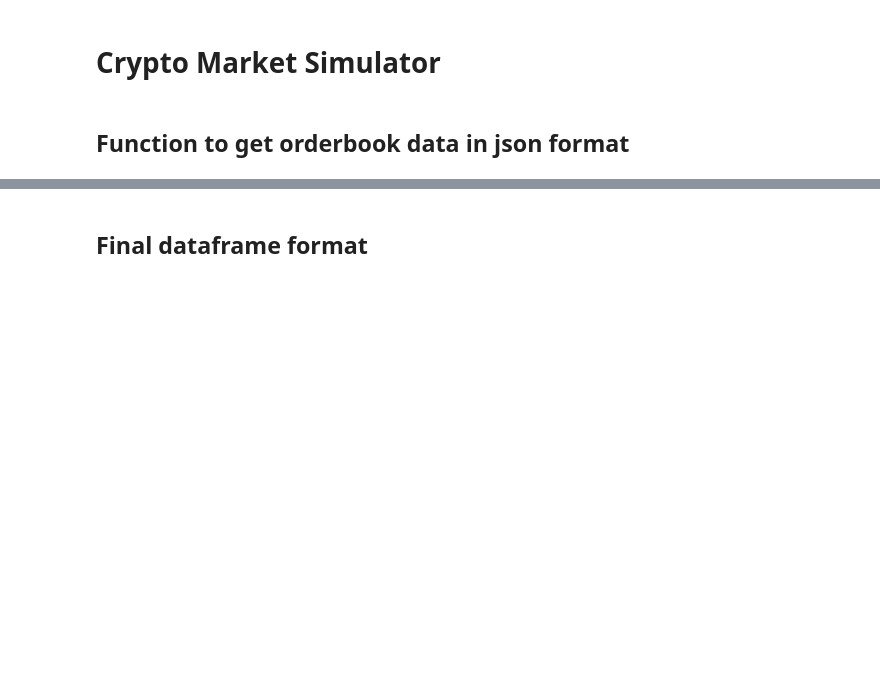
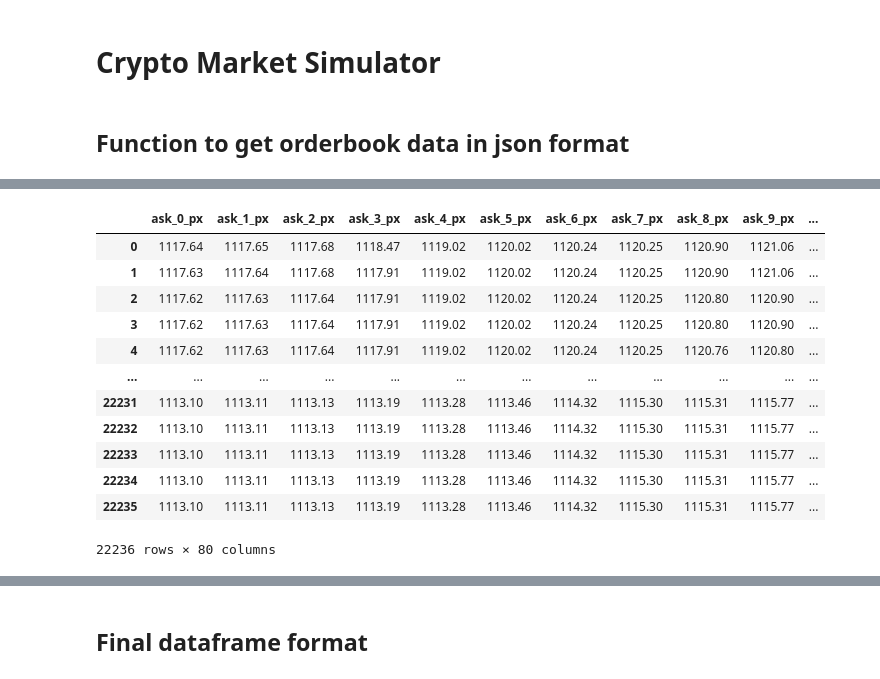
Before and after one commit to satijakritik/fyp22068, a Jupyter notebook: crypto-market-simulator.ipynb, the cells around one changed output, grey strips where cells are left out. Saved outputs shown, nothing was run; the diff lists cells and outputs as text; code cells hidden in the pictures; blank space fills up the shorter version.

```diff
--- a/crypto-market-simulator.ipynb
+++ b/crypto-market-simulator.ipynb
@@ -90,0 +69,3 @@ df
+# %%
+df_final = pd.read_csv("orderbook.csv", index_col = [0])
+df_final.head()
@@ -91 +80,19 @@ df
+# %%
+df_final.drop(columns = ['timestamp', 'market_id', 'market', 'symbol', 'date'], axis=1, inplace = True)
+# %%
+df_final
+# %% [output]
+|  | ask_0_px | ask_1_px | ask_2_px | ask_3_px | ask_4_px | ask_5_px | ask_6_px | ask_7_px | ask_8_px | ask_9_px | ... |
+| 0 | 1117.64 | 1117.65 | 1117.68 | 1118.47 | 1119.02 | 1120.02 | 1120.24 | 1120.25 | 1120.90 | 1121.06 | ... |
+| 1 | 1117.63 | 1117.64 | 1117.68 | 1117.91 | 1119.02 | 1120.02 | 1120.24 | 1120.25 | 1120.90 | 1121.06 | ... |
+| 2 | 1117.62 | 1117.63 | 1117.64 | 1117.91 | 1119.02 | 1120.02 | 1120.24 | 1120.25 | 1120.80 | 1120.90 | ... |
+| 3 | 1117.62 | 1117.63 | 1117.64 | 1117.91 | 1119.02 | 1120.02 | 1120.24 | 1120.25 | 1120.80 | 1120.90 | ... |
+| 4 | 1117.62 | 1117.63 | 1117.64 | 1117.91 | 1119.02 | 1120.02 | 1120.24 | 1120.25 | 1120.76 | 1120.80 | ... |
+| ... | ... | ... | ... | ... | ... | ... | ... | ... | ... | ... | ... |
+| 22231 | 1113.10 | 1113.11 | 1113.13 | 1113.19 | 1113.28 | 1113.46 | 1114.32 | 1115.30 | 1115.31 | 1115.77 | ... |
+| 22232 | 1113.10 | 1113.11 | 1113.13 | 1113.19 | 1113.28 | 1113.46 | 1114.32 | 1115.30 | 1115.31 | 1115.77 | ... |
+| 22233 | 1113.10 | 1113.11 | 1113.13 | 1113.19 | 1113.28 | 1113.46 | 1114.32 | 1115.30 | 1115.31 | 1115.77 | ... |
+| 22234 | 1113.10 | 1113.11 | 1113.13 | 1113.19 | 1113.28 | 1113.46 | 1114.32 | 1115.30 | 1115.31 | 1115.77 | ... |
+| 22235 | 1113.10 | 1113.11 | 1113.13 | 1113.19 | 1113.28 | 1113.46 | 1114.32 | 1115.30 | 1115.31 | 1115.77 | ... |
+22236 rows × 80 columns
 # %%
```
Also changed, not shown: parts of 32 cells of this notebook, 5 other files.
